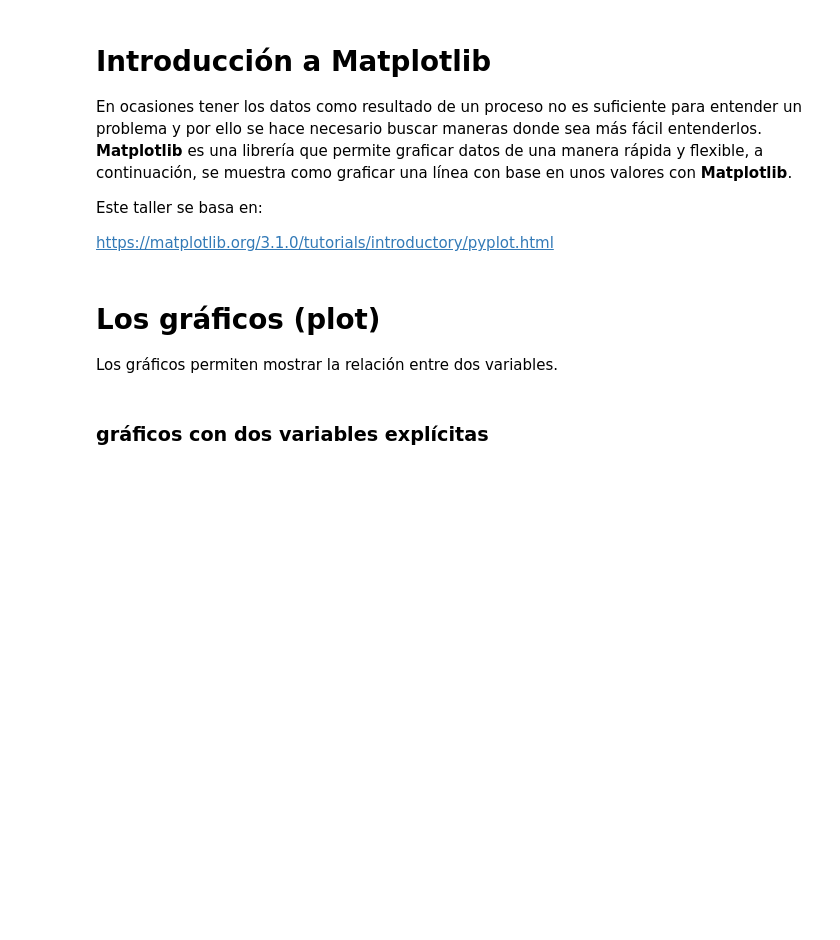
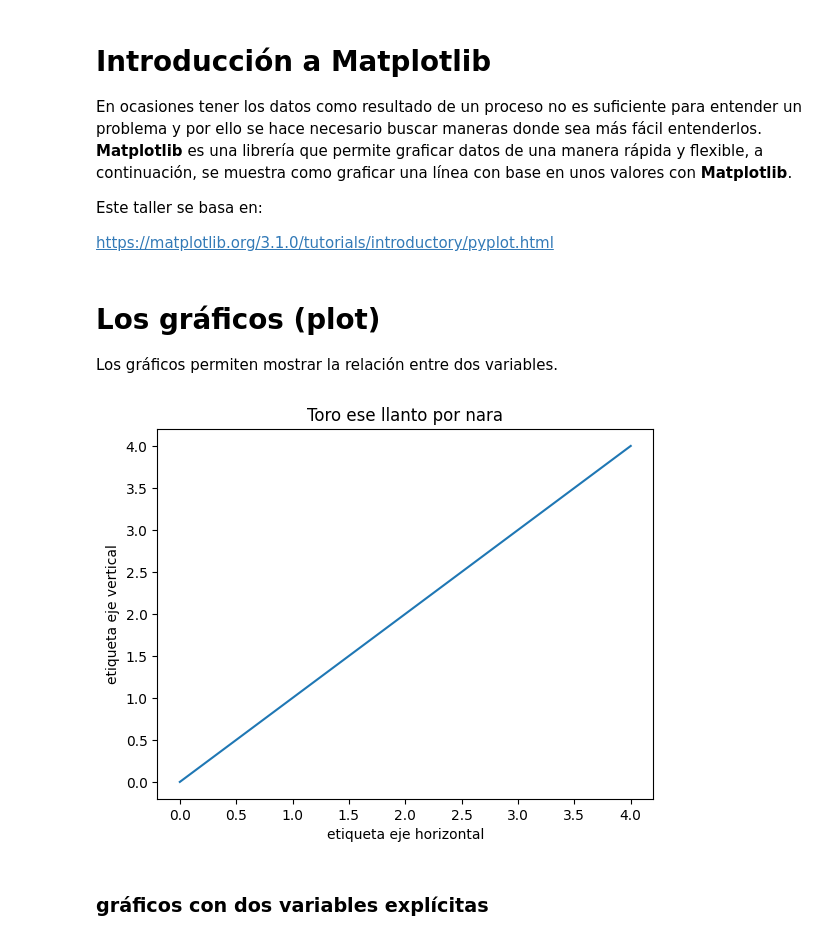
Before and after one commit to jgrajalesa/Talleres_PPI, a Jupyter notebook: Taller_04_Matplotlib.ipynb, the cells around one changed output. Cells and saved outputs as stored; diff of their text form; code cells hidden in the pictures; blank space fills up the shorter version.

```diff
--- a/Taller_04_Matplotlib.ipynb
+++ b/Taller_04_Matplotlib.ipynb
@@ -36,22 +36,24 @@ Los gráficos permiten mostrar la relación entre dos variables.
 # %%
 # Importar librería
 import matplotlib.pyplot as plt
 
 # Generar datos
-datos = range(0,100)
+datos = range(0,5)
 
 # Generar gráfico
-plt.plot(datos, 'r')
+plt.plot(datos)
 
 # Establecer etiquetas de los ejes
 plt.xlabel ('etiqueta eje horizontal')
 plt.ylabel('etiqueta eje vertical')
 
 # Establecer el título del gráfico
 plt.title('Toro ese llanto por nara')
 
 # Mostrar gráfico
 plt.show()
+# %% [output]
+[figure, added]
 # %% [markdown]
 ### gráficos con dos variables explícitas
 # %%
```
Also changed, not shown: parts of 19 cells of this notebook.
